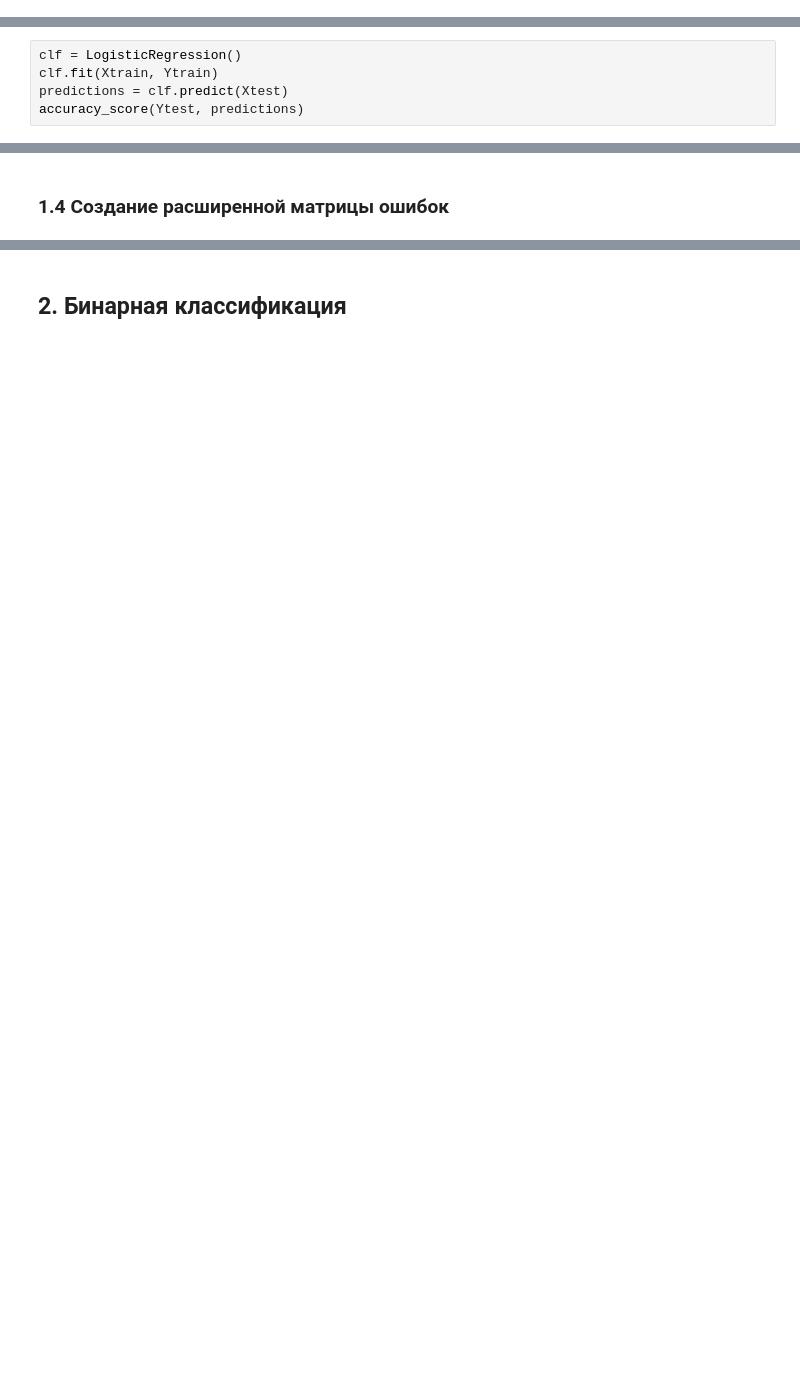
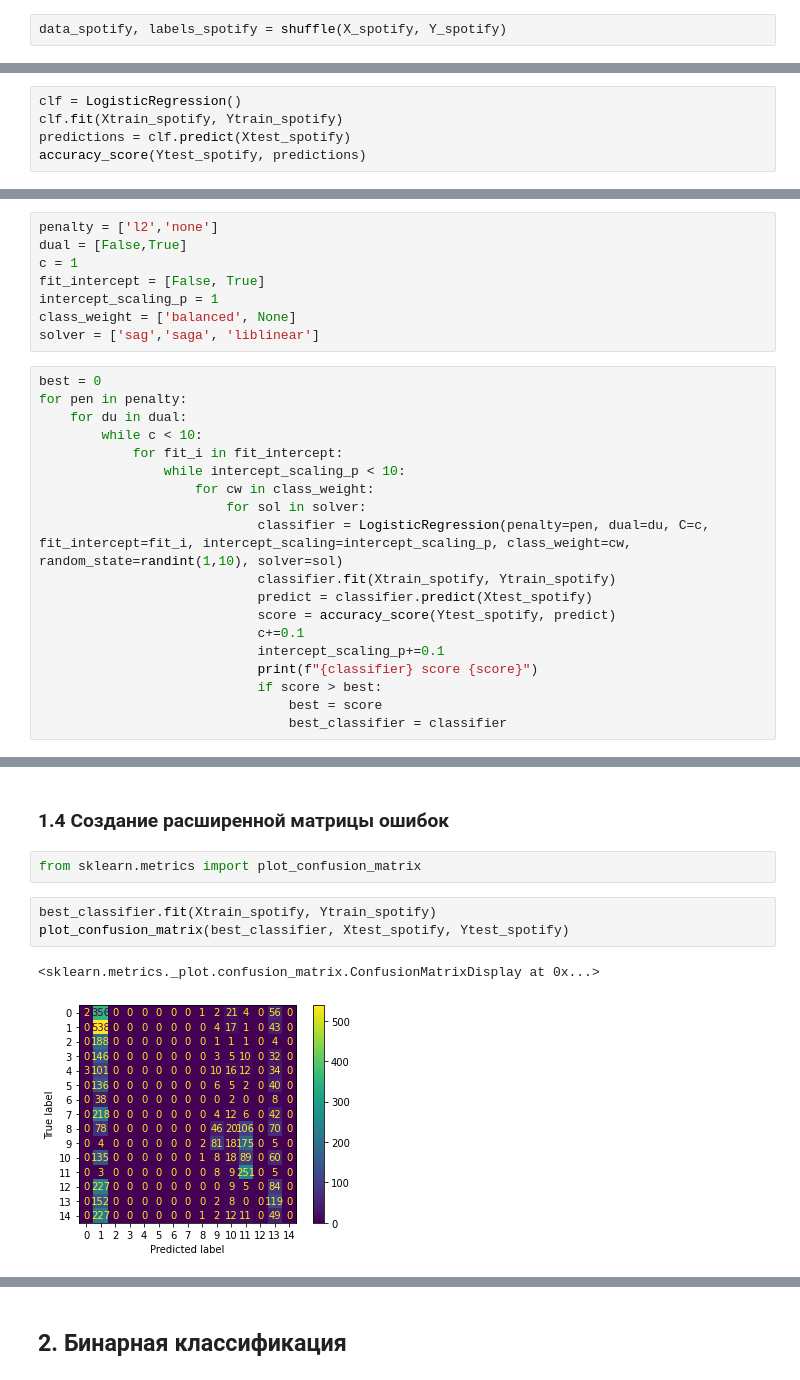
Before and after one commit to Liptee/DS-Labs, a Jupyter notebook: LAB3.ipynb, the cells around one changed output, grey strips where cells are left out. Saved outputs shown, nothing was run; the diff lists cells and outputs as text; blank space fills up the shorter version.

```diff
--- a/LAB3.ipynb
+++ b/LAB3.ipynb
@@ -93 +91,3 @@ data, labels = shuffle(X, Y)
+# %%
+data_spotify, labels_spotify = shuffle(X_spotify, Y_spotify)
 # %%
@@ -99,6 +99,6 @@ Ytest = labels[test_size:]
 # %%
 clf = LogisticRegression()
-clf.fit(Xtrain, Ytrain)
-predictions = clf.predict(Xtest)
-accuracy_score(Ytest, predictions)
+clf.fit(Xtrain_spotify, Ytrain_spotify)
+predictions = clf.predict(Xtest_spotify)
+accuracy_score(Ytest_spotify, predictions)
 # %% [output]
@@ -109,0 +131,27 @@ accuracy_score(Ytest, predictions)
+# %%
+penalty = ['l2','none']
+dual = [False,True]
+c = 1
+fit_intercept = [False, True]
+intercept_scaling_p = 1
+class_weight = ['balanced', None]
+solver = ['sag','saga', 'liblinear']
+# %%
+best = 0
+for pen in penalty:
+    for du in dual:
+        while c < 10:
+            for fit_i in fit_intercept:
+                while intercept_scaling_p < 10:
+                    for cw in class_weight:
+                        for sol in solver:
+                            classifier = LogisticRegression(penalty=pen, dual=du, C=c, fit_intercept=fit_i, intercept_scaling=intercept_scaling_p, class_weight=cw, random_state=randint(1,10), solver=sol)
+                            classifier.fit(Xtrain_spotify, Ytrain_spotify)
+                            predict = classifier.predict(Xtest_spotify)
+                            score = accuracy_score(Ytest_spotify, predict)
+                            c+=0.1
+                            intercept_scaling_p+=0.1
+                            print(f"{classifier} score {score}")
+                            if score > best:
+                                best = score
+                                best_classifier = classifier
@@ -110,2 +220,10 @@ accuracy_score(Ytest, predictions)
 # %% [markdown]
 ### 1.4 Создание расширенной матрицы ошибок
+# %%
+from sklearn.metrics import plot_confusion_matrix
+# %%
+best_classifier.fit(Xtrain_spotify, Ytrain_spotify)
+plot_confusion_matrix(best_classifier, Xtest_spotify, Ytest_spotify)
+# %% [output]
+<sklearn.metrics._plot.confusion_matrix.ConfusionMatrixDisplay at 0x...>
+[figure, added]
```
Also changed, not shown: parts of 34 cells of this notebook, 2 other files.
